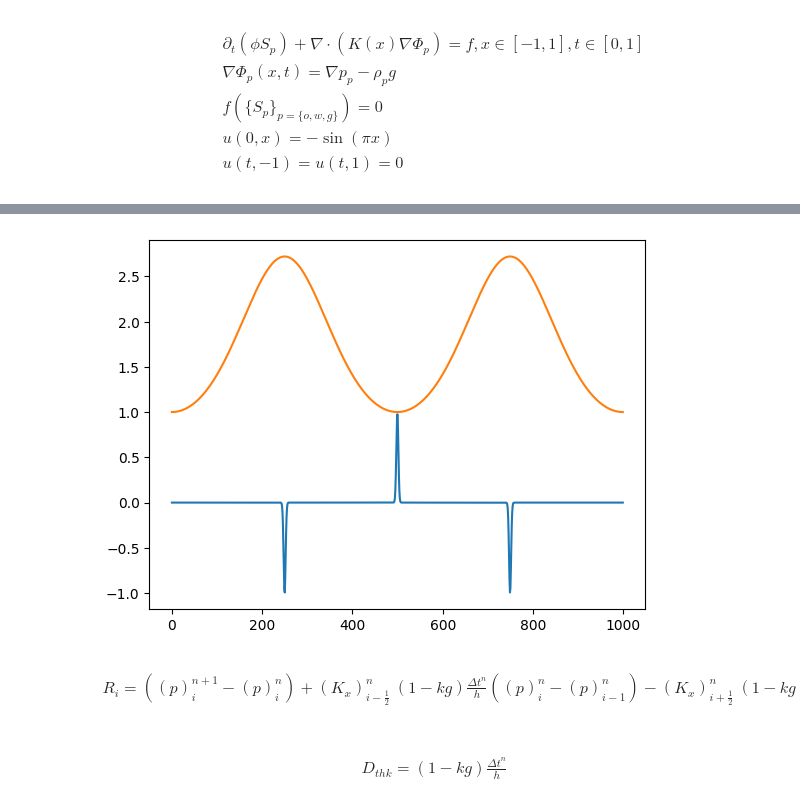
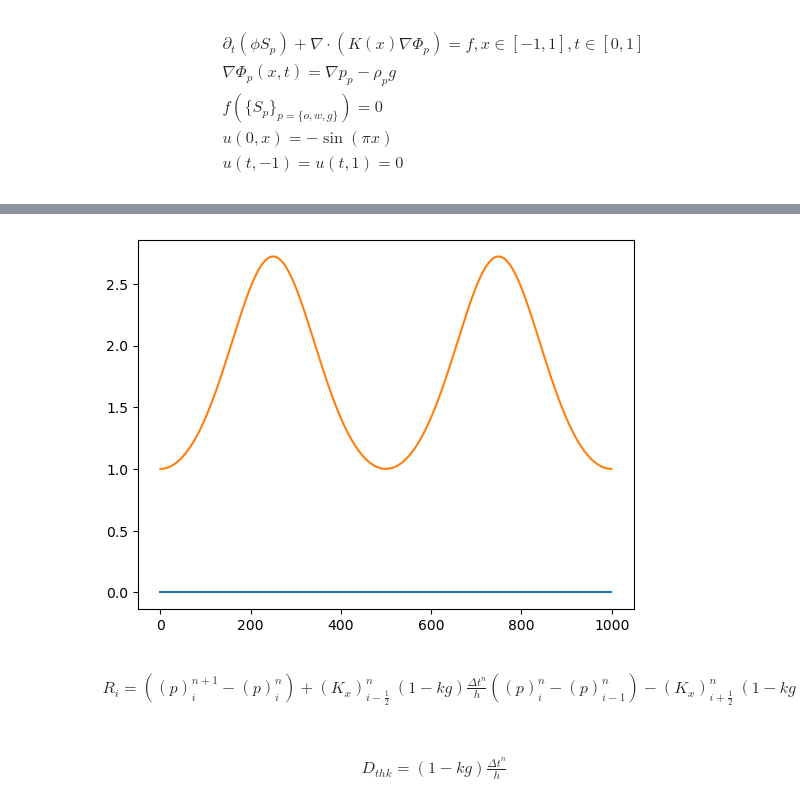
Before and after one commit to grmc1999/GP_PDE_NonLinSolver, a Jupyter notebook: notebooks/1phase_darcy.ipynb, the cells around one changed output, grey strips where cells are left out. Saved outputs shown, nothing was run; the diff lists cells and outputs as text; code cells hidden in the pictures.

```diff
--- a/notebooks/1phase_darcy.ipynb
+++ b/notebooks/1phase_darcy.ipynb
@@ -70,34 +63,35 @@ The parameter $\nu$ controls the shock.
 # %%
 # fix random seeds, for generating reference solution & sampled points
 # random.seed(20)
 
 # we will use x=(x1,x2) as (t,x)
 
 alpha = 1 # control the nonlinearity
 # nu = 0.03/onp.pi # control the diffusion, nu = 0.01/pi leads to strong shock
 nu = 0.02
 
 well_pos=[0.5]
 inje_pos=[0.25,0.75]
 # boundary condition
 
 def K(x1):
     return jnp.exp(1.0*(jnp.sin(x1*2*jnp.pi)**2)+1e-3)
     #return 0.5
 
-def u(x1,w_p,i_p,amp=1e-5,x2=None):
+def u(x1,t1,w_p,i_p,amp=1e-5,x2=None):
     w_pot = jnp.sum(jnp.exp((-(x1-onp.expand_dims(onp.array(w_p),axis=1))**2)/amp),axis=0)
     i_pot = jnp.sum(jnp.exp((-(x1-onp.expand_dims(onp.array(i_p),axis=1))**2)/amp),axis=0)
-    return w_pot - i_pot + 0*(x1==0)
+    #return w_pot - i_pot + 0*(x1==0)
+    return (w_pot - i_pot)*(t1==0)
 
-plt.plot(u(x1=onp.linspace(0,1,1000),w_p=well_pos,i_p=inje_pos))
+plt.plot(u(x1=onp.linspace(0,1,1000),t1=1.0,w_p=well_pos,i_p=inje_pos))
 plt.plot(K(x1=onp.linspace(0,1,1000)))
 
 # right hand side
 def f(x1, x2):
     return 0
 # %% [output]
-[figure, old version]
+[figure, new version]
 # %% [markdown]
 \begin{equation*}
 \begin{aligned}
```
Also changed, not shown: parts of 25 cells of this notebook.
